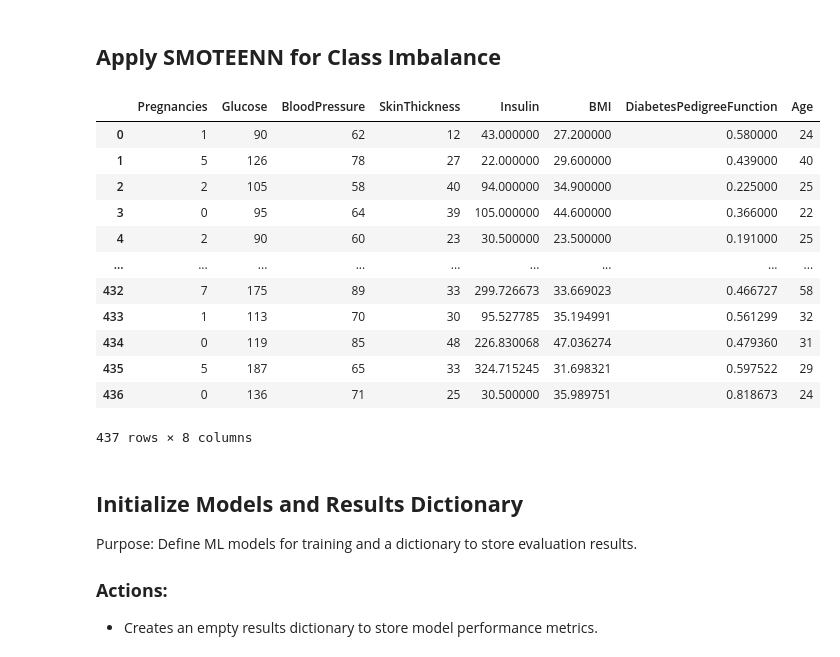
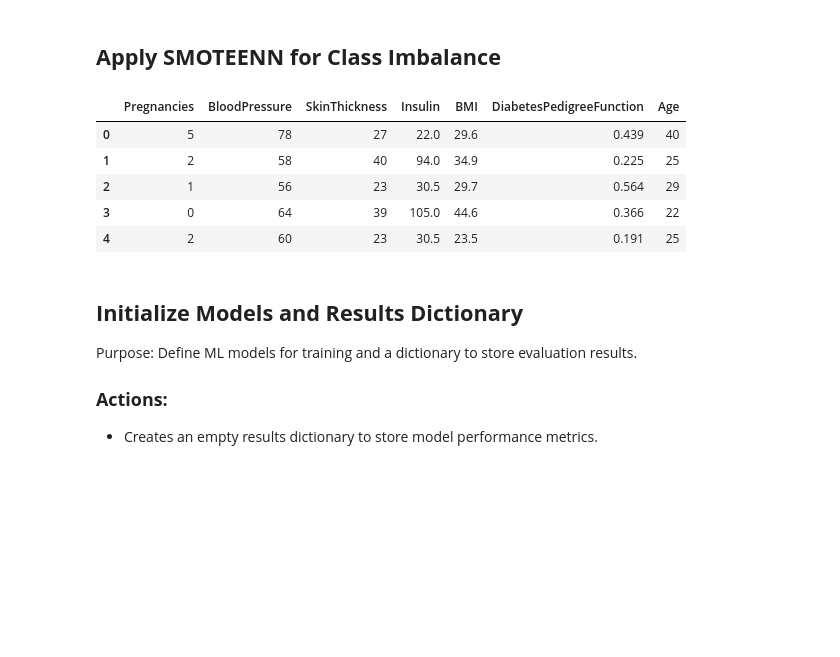
Before and after one commit to MuhammadUmerKhan/Internship-Projects, a Jupyter notebook: Diabetes Prediction App/notebook/02_preprocessing_training.ipynb, the cells around one changed output. Drawn from its saved outputs; the diff is of its cells as text; code cells hidden in the pictures; blank space fills up the shorter version.

```diff
--- a/Diabetes Prediction App/notebook/02_preprocessing_training.ipynb
+++ b/Diabetes Prediction App/notebook/02_preprocessing_training.ipynb
@@ -90,7 +90,7 @@ Zeros replaced with median values.
   - Print new shape (~600–800 rows due to SMOTEENN’s undersampling).
   - Display resampled data using Colab’s table viewer.
 # %%
-X = data.drop('Outcome', axis=1)
+X = data.drop(['Glucose', 'Outcome'], axis=1)
 y = data['Outcome']
 # %% [markdown]
 - Performs a stratified train-test split using train_test_split:
@@ -102,21 +102,14 @@ X_train, X_test, y_train, y_test = train_test_split(X, y, test_size=0.2, random_
 smote_enn = SMOTEENN(random_state=42)
 X_resampled_enn, y_resampled_enn = smote_enn.fit_resample(X_train, y_train)
 # %%
-X_resampled_enn
+X_resampled_enn.head()
 # %% [output]
-|  | Pregnancies | Glucose | BloodPressure | SkinThickness | Insulin | BMI | DiabetesPedigreeFunction | Age |
-| 0 | 1 | 90 | 62 | 12 | 43.000000 | 27.200000 | 0.580000 | 24 |
-| 1 | 5 | 126 | 78 | 27 | 22.000000 | 29.600000 | 0.439000 | 40 |
-| 2 | 2 | 105 | 58 | 40 | 94.000000 | 34.900000 | 0.225000 | 25 |
-| 3 | 0 | 95 | 64 | 39 | 105.000000 | 44.600000 | 0.366000 | 22 |
-| 4 | 2 | 90 | 60 | 23 | 30.500000 | 23.500000 | 0.191000 | 25 |
-| ... | ... | ... | ... | ... | ... | ... | ... | ... |
-| 432 | 7 | 175 | 89 | 33 | 299.726673 | 33.669023 | 0.466727 | 58 |
-| 433 | 1 | 113 | 70 | 30 | 95.527785 | 35.194991 | 0.561299 | 32 |
-| 434 | 0 | 119 | 85 | 48 | 226.830068 | 47.036274 | 0.479360 | 31 |
-| 435 | 5 | 187 | 65 | 33 | 324.715245 | 31.698321 | 0.597522 | 29 |
-| 436 | 0 | 136 | 71 | 25 | 30.500000 | 35.989751 | 0.818673 | 24 |
+|  | Pregnancies | BloodPressure | SkinThickness | Insulin | BMI | DiabetesPedigreeFunction | Age |
+| 0 | 5 | 78 | 27 | 22.0 | 29.6 | 0.439 | 40 |
+| 1 | 2 | 58 | 40 | 94.0 | 34.9 | 0.225 | 25 |
+| 2 | 1 | 56 | 23 | 30.5 | 29.7 | 0.564 | 29 |
+| 3 | 0 | 64 | 39 | 105.0 | 44.6 | 0.366 | 22 |
+| 4 | 2 | 60 | 23 | 30.5 | 23.5 | 0.191 | 25 |
-437 rows × 8 columns
 # %% [markdown]
 ## **Initialize Models and Results Dictionary**
 Purpose: Define ML models for training and a dictionary to store evaluation results.
```
Also changed, not shown: parts of 3 cells of this notebook.
